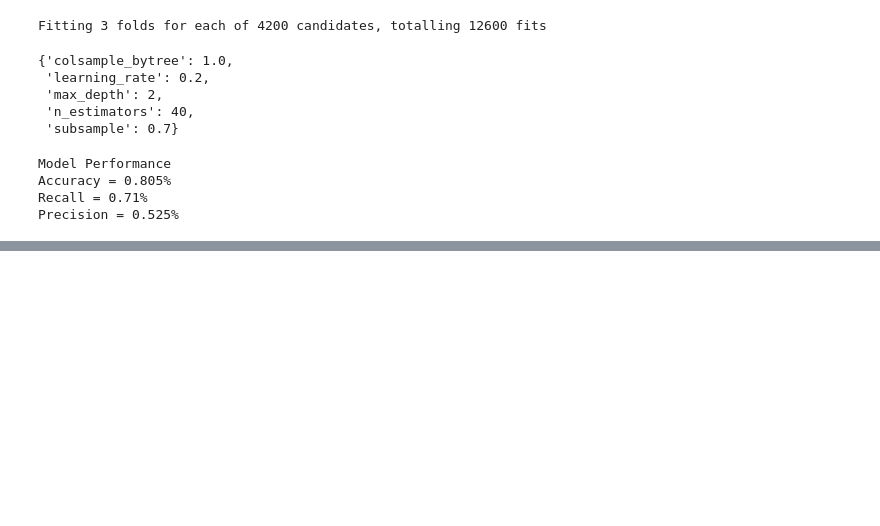
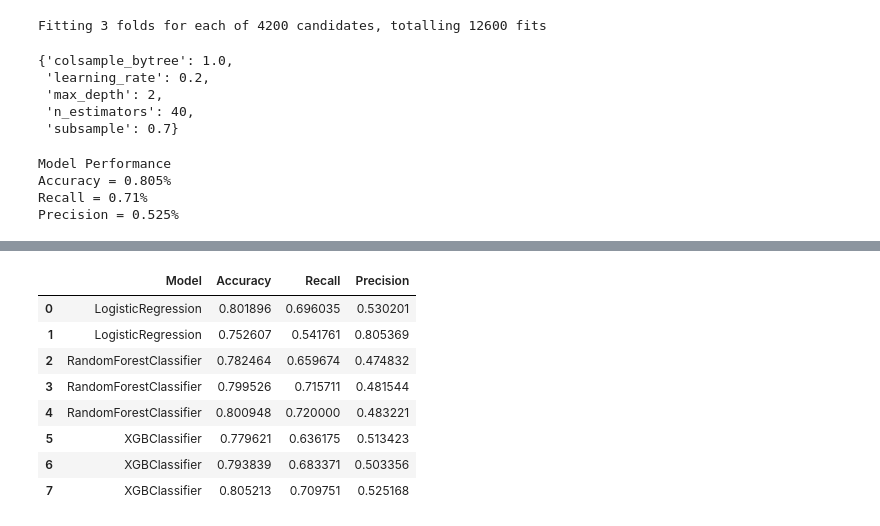
Before and after one commit to GrzegKrajewski/Churn_Pred_XGB_LR_RF, a Jupyter notebook: Code.ipynb, the cells around one changed output, grey strips where cells are left out. Saved outputs shown, nothing was run; the diff lists cells and outputs as text; code cells hidden in the pictures; blank space fills up the shorter version.

```diff
--- a/Code.ipynb
+++ b/Code.ipynb
@@ -541,3 +536,9 @@ By using Grid search we were able to further improve Accuracy and Recall of oour
 ### XGBOOST
 Knowing that random forest has potential we will also test XGBOOST algorithm.
 XGBoost (Extreme Gradient Boosting) is a powerful machine learning algorithm known for its exceptional performance in various tasks, such as classification and regression. It is an ensemble learning method that combines the predictions of multiple decision trees to create a robust and accurate model. XGBoost is widely used due to its efficiency, speed, and ability to handle complex datasets.
+# %%
+# Define the base XGBoost model
+xgb_model = xgb.XGBClassifier()
+
+xgb_basic=xgb_model.fit(X_train_oh,y_train)
+evaluate(xgb_basic,X_test_oh,y_test)
@@ -639,0 +634,23 @@ Precision = 0.525%
+# %%
+results_data = []
+
+for model in models_to_score:
+    model_name = str(model)  # Replace with the actual way you want to name your models
+
+    # Assuming you fit your model on the training data
+    #model.fit(X_train, y_train)
+    accuracy,recall,precision=evaluate(model,X_test_oh,y_test,ret_all=True)
+    # Make predictions on the test data
+    #y_pred = model.predict(X_test)
+
+    # Calculate evaluation metrics
+    # accuracy = accuracy_score(y_test, y_pred)
+    # recall = recall_score(y_test, y_pred)
+    # precision = precision_score(y_test, y_pred)
+
+    # Append the results to the DataFrame
+    model_results = pd.DataFrame({"Model": [model_name], "Accuracy": [accuracy], "Recall": [recall], "Precision": [precision]})
+    results_data.append(model_results)
+
+    results_df = pd.concat(results_data, ignore_index=True)
+# Now you have a DataFrame with the results
@@ -639,0 +683,12 @@ Precision = 0.525%
+# %%
+results_df
+# %% [output]
+|  | Model | Accuracy | Recall | Precision |
+| 0 | LogisticRegression | 0.801896 | 0.696035 | 0.530201 |
+| 1 | LogisticRegression | 0.752607 | 0.541761 | 0.805369 |
+| 2 | RandomForestClassifier | 0.782464 | 0.659674 | 0.474832 |
+| 3 | RandomForestClassifier | 0.799526 | 0.715711 | 0.481544 |
+| 4 | RandomForestClassifier | 0.800948 | 0.720000 | 0.483221 |
+| 5 | XGBClassifier | 0.779621 | 0.636175 | 0.513423 |
+| 6 | XGBClassifier | 0.793839 | 0.683371 | 0.503356 |
+| 7 | XGBClassifier | 0.805213 | 0.709751 | 0.525168 |
```
Also changed, not shown: parts of 25 cells of this notebook.
